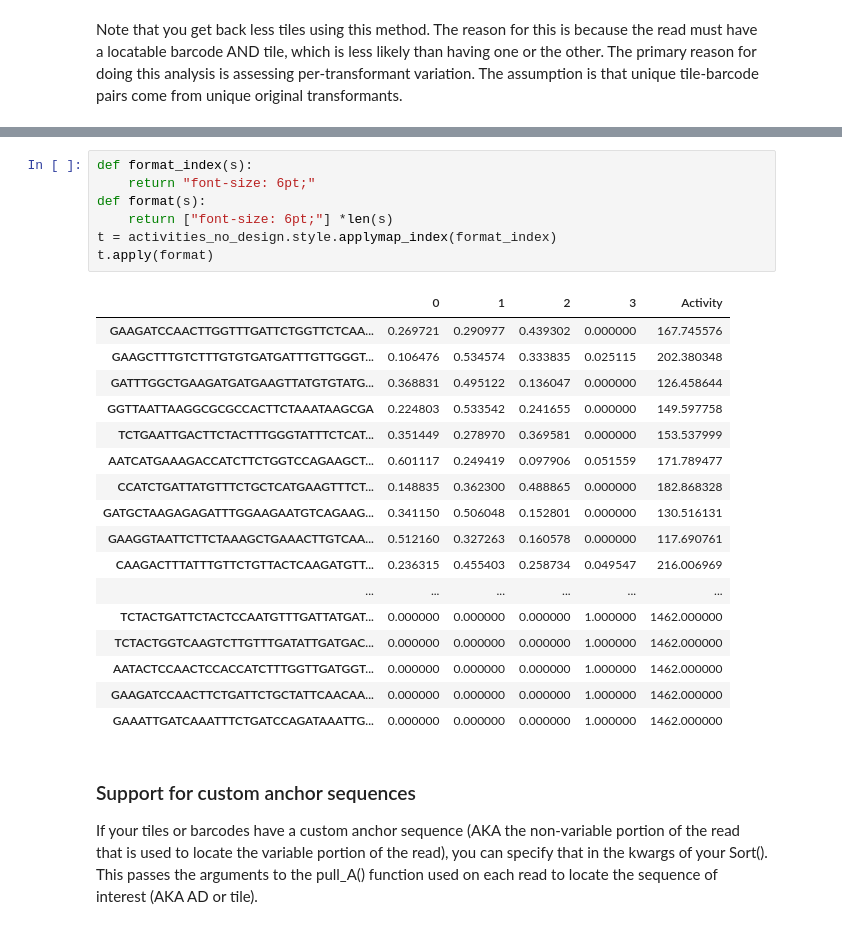
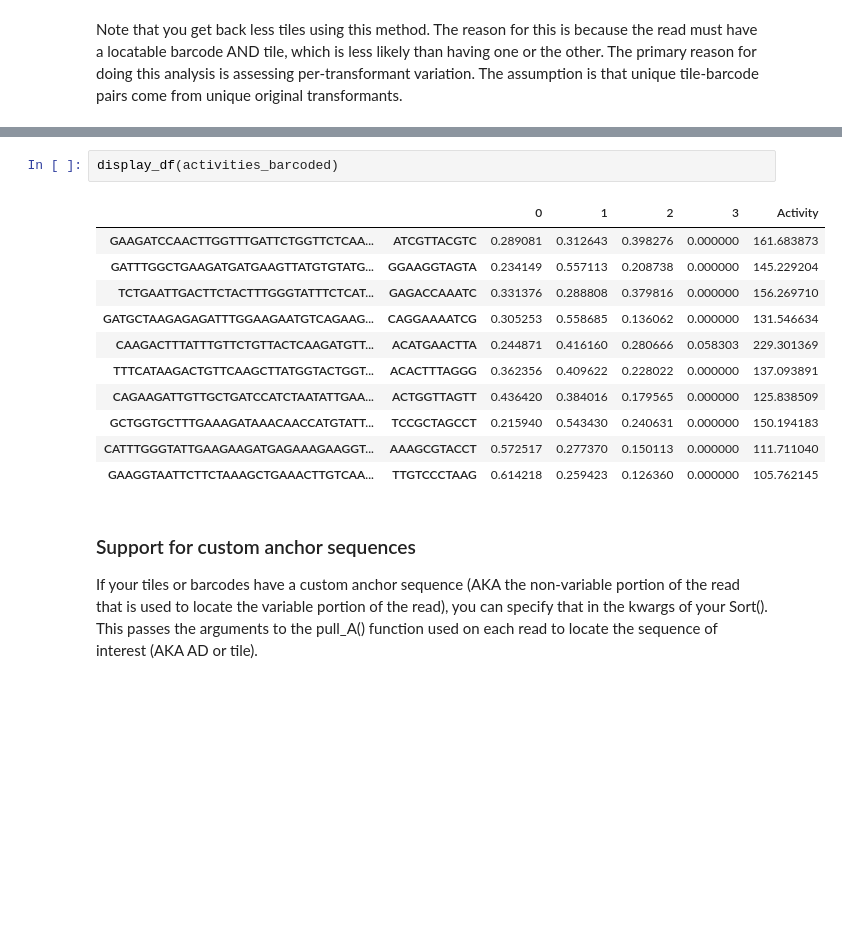
Before and after one commit to staller-lab/labtools, a Jupyter notebook: docs/_build/jupyter_execute/example.ipynb, the cells around one changed output, grey strips where cells are left out. Saved outputs shown, nothing was run; the diff lists cells and outputs as text; blank space fills up the shorter version.

```diff
--- a/docs/_build/jupyter_execute/example.ipynb
+++ b/docs/_build/jupyter_execute/example.ipynb
@@ -177,28 +167,17 @@ activities_barcoded
-# %%
-def format_index(s):
-    return "font-size: 6pt;"
-def format(s):
-    return ["font-size: 6pt;"] *len(s)
-t = activities_no_design.style.applymap_index(format_index)
-t.apply(format)
-# %% [output]
-|  | 0 | 1 | 2 | 3 | Activity |
-| GAAGATCCAACTTGGTTTGATTCTGGTTCTCAA... | 0.269721 | 0.290977 | 0.439302 | 0.000000 | 167.745576 |
-| GAAGCTTTGTCTTTGTGTGATGATTTGTTGGGT... | 0.106476 | 0.534574 | 0.333835 | 0.025115 | 202.380348 |
-| GATTTGGCTGAAGATGATGAAGTTATGTGTATG... | 0.368831 | 0.495122 | 0.136047 | 0.000000 | 126.458644 |
-| GGTTAATTAAGGCGCGCCACTTCTAAATAAGCGA | 0.224803 | 0.533542 | 0.241655 | 0.000000 | 149.597758 |
-| TCTGAATTGACTTCTACTTTGGGTATTTCTCAT... | 0.351449 | 0.278970 | 0.369581 | 0.000000 | 153.537999 |
-| AATCATGAAAGACCATCTTCTGGTCCAGAAGCT... | 0.601117 | 0.249419 | 0.097906 | 0.051559 | 171.789477 |
-| CCATCTGATTATGTTTCTGCTCATGAAGTTTCT... | 0.148835 | 0.362300 | 0.488865 | 0.000000 | 182.868328 |
-| GATGCTAAGAGAGATTTGGAAGAATGTCAGAAG... | 0.341150 | 0.506048 | 0.152801 | 0.000000 | 130.516131 |
-| GAAGGTAATTCTTCTAAAGCTGAAACTTGTCAA... | 0.512160 | 0.327263 | 0.160578 | 0.000000 | 117.690761 |
-| CAAGACTTTATTTGTTCTGTTACTCAAGATGTT... | 0.236315 | 0.455403 | 0.258734 | 0.049547 | 216.006969 |
-| ... | ... | ... | ... | ... | ... |
-| TCTACTGATTCTACTCCAATGTTTGATTATGAT... | 0.000000 | 0.000000 | 0.000000 | 1.000000 | 1462.000000 |
-| TCTACTGGTCAAGTCTTGTTTGATATTGATGAC... | 0.000000 | 0.000000 | 0.000000 | 1.000000 | 1462.000000 |
-| AATACTCCAACTCCACCATCTTTGGTTGATGGT... | 0.000000 | 0.000000 | 0.000000 | 1.000000 | 1462.000000 |
-| GAAGATCCAACTTCTGATTCTGCTATTCAACAA... | 0.000000 | 0.000000 | 0.000000 | 1.000000 | 1462.000000 |
-| GAAATTGATCAAATTTCTGATCCAGATAAATTG... | 0.000000 | 0.000000 | 0.000000 | 1.000000 | 1462.000000 |
+# %%
+display_df(activities_barcoded)
+# %% [output]
+|  |  | 0 | 1 | 2 | 3 | Activity |
+| GAAGATCCAACTTGGTTTGATTCTGGTTCTCAA... | ATCGTTACGTC | 0.289081 | 0.312643 | 0.398276 | 0.000000 | 161.683873 |
+| GATTTGGCTGAAGATGATGAAGTTATGTGTATG... | GGAAGGTAGTA | 0.234149 | 0.557113 | 0.208738 | 0.000000 | 145.229204 |
+| TCTGAATTGACTTCTACTTTGGGTATTTCTCAT... | GAGACCAAATC | 0.331376 | 0.288808 | 0.379816 | 0.000000 | 156.269710 |
+| GATGCTAAGAGAGATTTGGAAGAATGTCAGAAG... | CAGGAAAATCG | 0.305253 | 0.558685 | 0.136062 | 0.000000 | 131.546634 |
+| CAAGACTTTATTTGTTCTGTTACTCAAGATGTT... | ACATGAACTTA | 0.244871 | 0.416160 | 0.280666 | 0.058303 | 229.301369 |
+| TTTCATAAGACTGTTCAAGCTTATGGTACTGGT... | ACACTTTAGGG | 0.362356 | 0.409622 | 0.228022 | 0.000000 | 137.093891 |
+| CAGAAGATTGTTGCTGATCCATCTAATATTGAA... | ACTGGTTAGTT | 0.436420 | 0.384016 | 0.179565 | 0.000000 | 125.838509 |
+| GCTGGTGCTTTGAAAGATAAACAACCATGTATT... | TCCGCTAGCCT | 0.215940 | 0.543430 | 0.240631 | 0.000000 | 150.194183 |
+| CATTTGGGTATTGAAGAAGATGAGAAAGAAGGT... | AAAGCGTACCT | 0.572517 | 0.277370 | 0.150113 | 0.000000 | 111.711040 |
+| GAAGGTAATTCTTCTAAAGCTGAAACTTGTCAA... | TTGTCCCTAAG | 0.614218 | 0.259423 | 0.126360 | 0.000000 | 105.762145 |
 # %% [markdown]
 ### Support for custom anchor sequences
 If your tiles or barcodes have a custom anchor sequence (AKA the non-variable portion of the read that is used to locate the variable portion of the read), you can specify that in the kwargs of your Sort(). This passes the arguments to the pull_A() function used on each read to locate the sequence of interest (AKA AD or tile).
```
Also changed, not shown: parts of 11 cells of this notebook, 6 other files.
